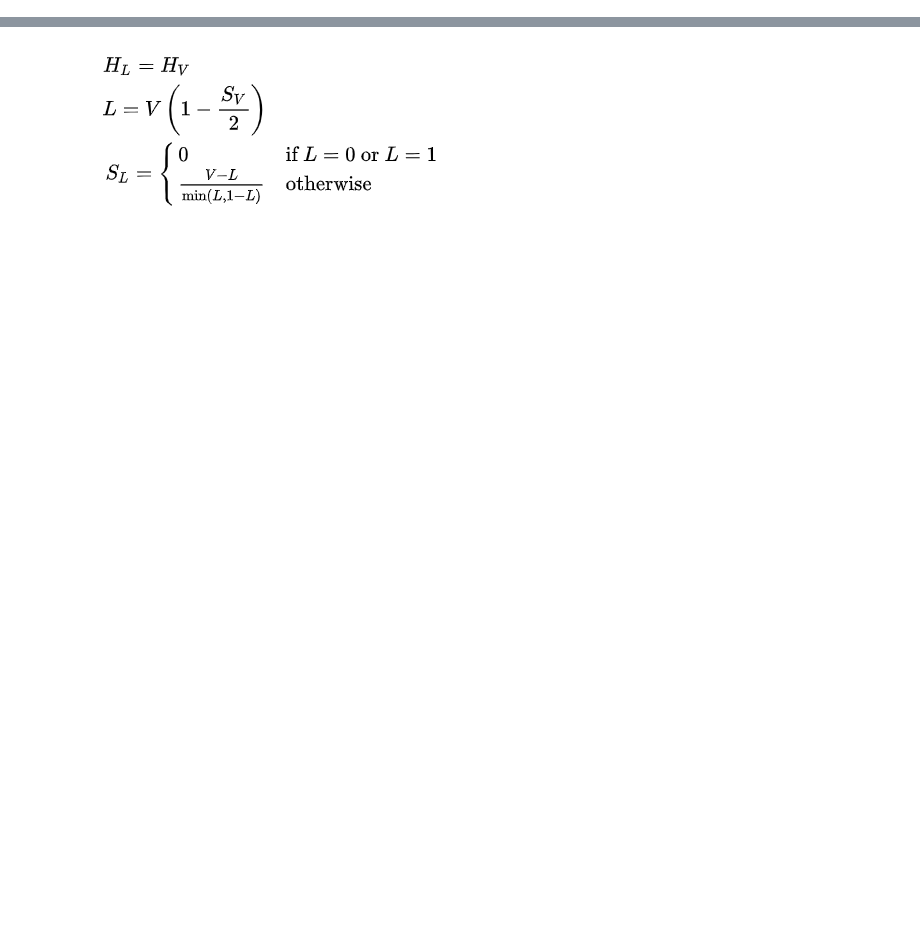
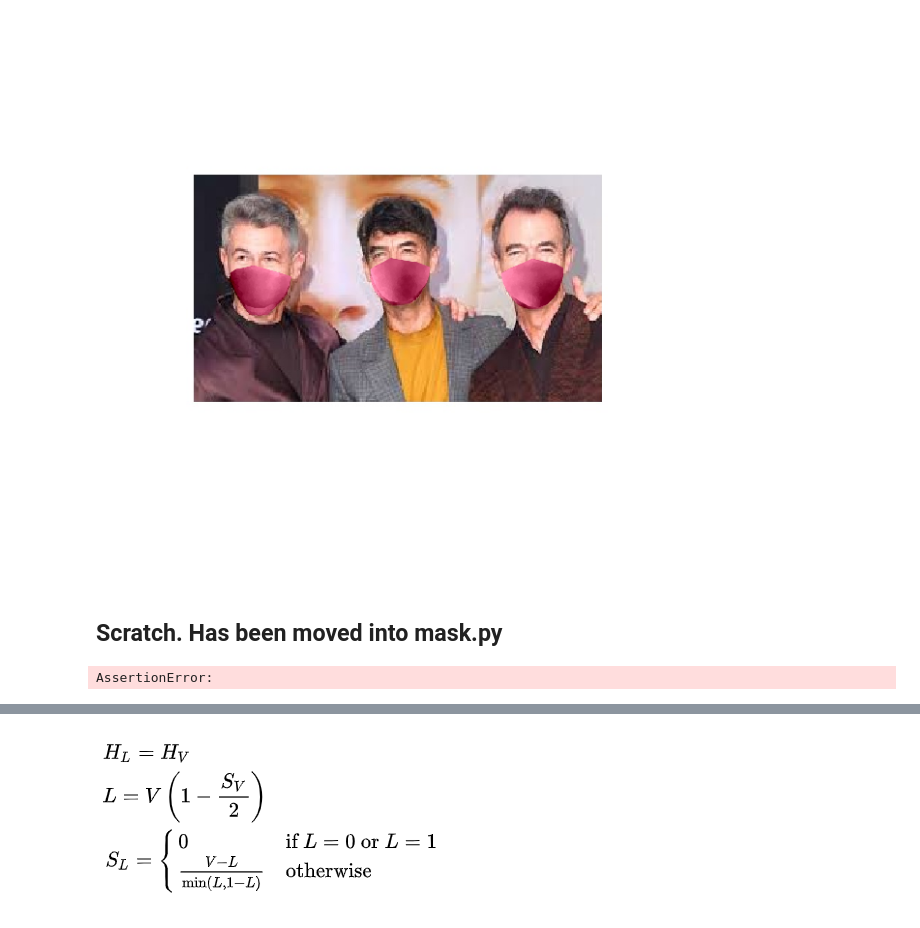
Before and after one commit to surgebiswas/facial-landmarks, a Jupyter notebook: Scratch.ipynb, the cells around one changed output, grey strips where cells are left out. Saved outputs shown, nothing was run; the diff lists cells and outputs as text; code cells hidden in the pictures; blank space fills up the shorter version.

Commit message:
better masks

```diff
--- a/Scratch.ipynb
+++ b/Scratch.ipynb
@@ -32,3 +28,13 @@ import mask
+# %%
+mask.impose_mask(img, img.replace('.jpg', '_mask.jpg'))
+# %% [output]
+[figure, added]
+# %% [markdown]
+## Scratch. Has been moved into mask.py
+# %%
+assert False
+# %% [output]
+AssertionError:
 # %%
 WEIGHTS = mask.WEIGHTS
 MODEL = mask.MODEL
```
Also changed, not shown: parts of 32 cells of this notebook, 28 other files.
